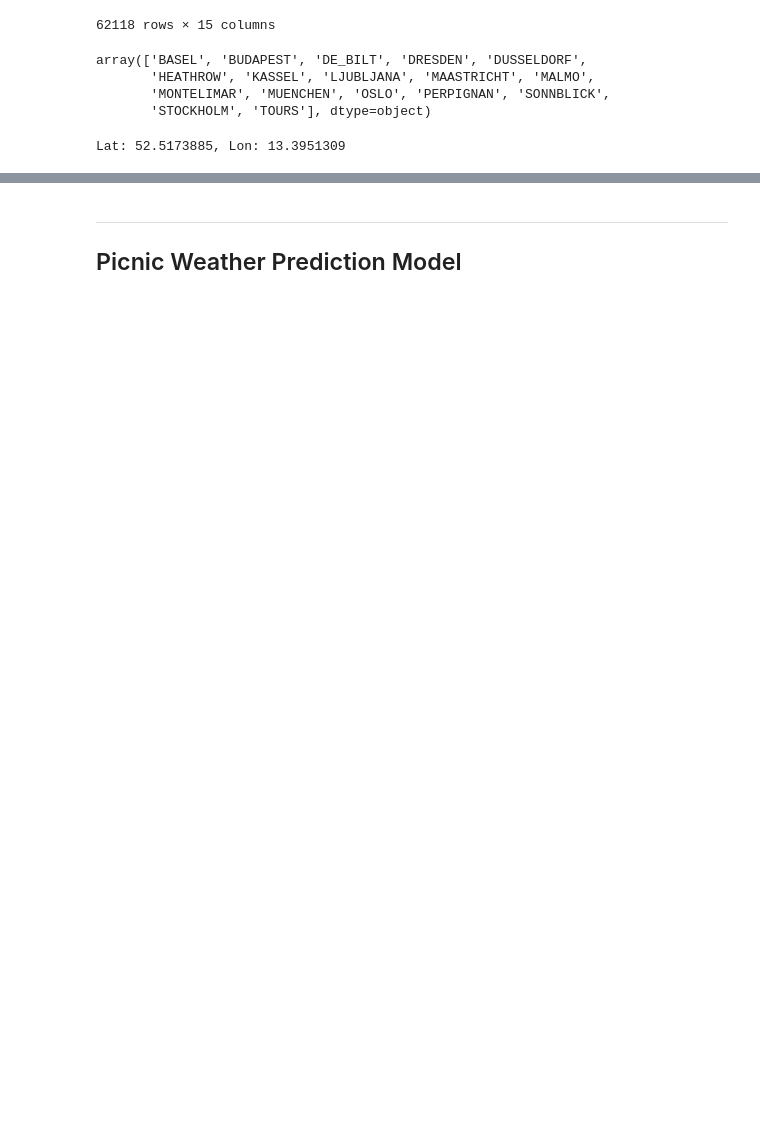
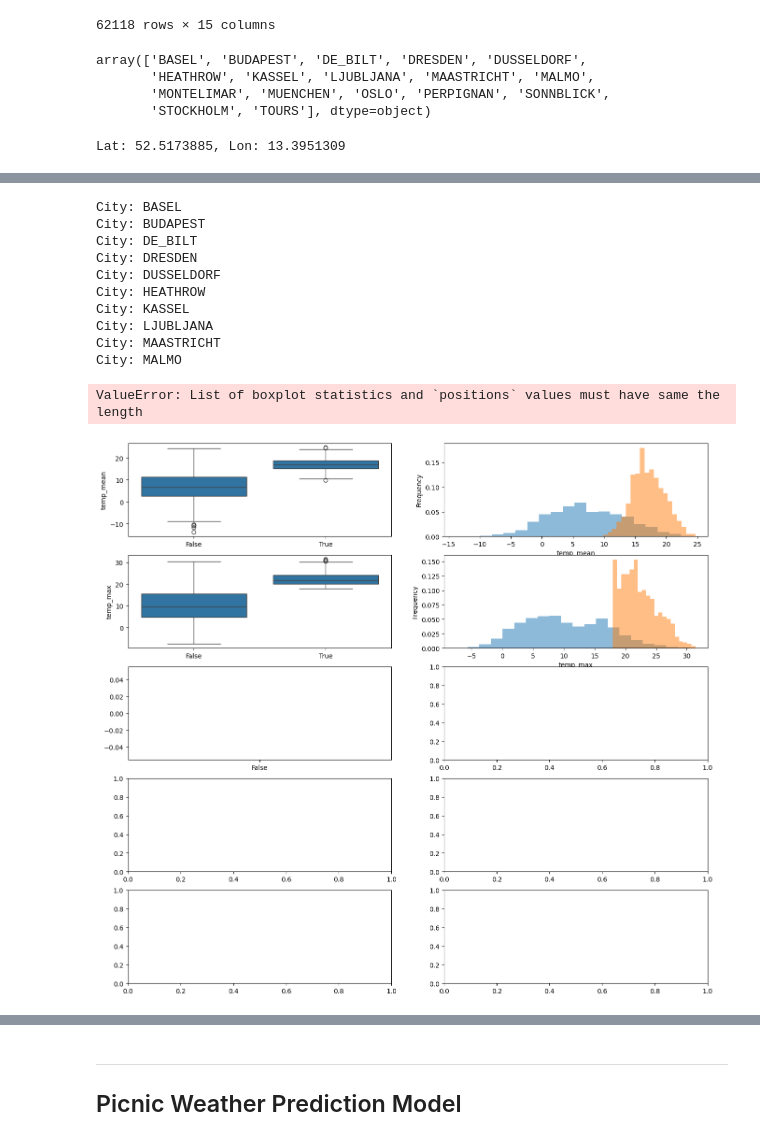
Before and after one commit to Spaeth-26/portfolio, a Jupyter notebook: notebooks/01_exploration_Weather_picnic.ipynb, the cells around one changed output, grey strips where cells are left out. Saved outputs shown, nothing was run; the diff lists cells and outputs as text; code cells hidden in the pictures; blank space fills up the shorter version.

```diff
--- a/notebooks/01_exploration_Weather_picnic.ipynb
+++ b/notebooks/01_exploration_Weather_picnic.ipynb
@@ -470,0 +587,55 @@ weather_FS.head(3)
+# %%
+# from turtle import title
+
+
+def numplot_city(city, data=weather_FS, key='picnic_weather', var_list=['lat', 'lon', 'elevation'], save_plot=False):
+    '''Plot a boxplot, histogram and kernel density estimation (kde) plot, grouped by 'key'
+    ARGS
+        city: City of which data to plot
+        data: DataFrame (default: eda)
+        key: Column to group by (default: 'picnic_weather')
+        var_list: List of columns to include in the plot
+        save_plot: default: False. If True save plot as png, filename = f"numplot_{city}.png"
+    RETURN: None
+    '''
+    df = data[data.city == city]
+    fig, ax = plt.subplots(ncols=2, nrows=len(var_list), figsize=(16,3*len(var_list)))
+    # title = f"Verteilungen der numerischen Features für {city}"
+    # fig.suptitle(title, fontsize=16)
+    for i, var in enumerate(var_list):
+        if df[var].empty:
+            print(f"Warnung: Keine Daten für {var} in {city}. Plot wird übersprungen.")
+            continue
+        sns.boxplot(data=df, y=var, x=key, ax=ax[i, 0])
+        ax[i, 0].set_xlabel(f"")
+        df.groupby(key)[var].plot(kind='hist', bins=20, ax=ax[i, 1], alpha=0.5, density=True) # Der Parameter density=True ist v.a. bei unausgeglichenen Zielvariablen nützlich
+        ax[i, 1].set_xlabel(f"{var}")
+        # df.groupby(key)[var].plot(kind='kde', ax=ax[i, 2])
+    fig.tight_layout
+
+    if save_plot:
+        fig.savefig(f"..\\plots\\numplot_{city}.png")
+        plt.close(fig)
+# %%
+for cit in weather_FS.city.unique():
+    print('City:', cit)
+    numplot_city(cit, var_list=['temp_mean', 'temp_max',
+                                'humidity', 'sunshine', 'precipitation',
+                                ], save_plot=True)
+
+# numplot_city('BASEL', var_list=['temp_mean', 'temp_max', 'temp_min',
+#                                 'humidity', 'sunshine', 'precipitation',
+#                                 'cloud_cover'], save_plot=True)
+# %% [output]
+City: BASEL
+City: BUDAPEST
+City: DE_BILT
+City: DRESDEN
+City: DUSSELDORF
+City: HEATHROW
+City: KASSEL
+City: LJUBLJANA
+City: MAASTRICHT
+City: MALMO
+ValueError: List of boxplot statistics and `positions` values must have same the length
+[figure, added]
```
Also changed, not shown: parts of 37 cells of this notebook, 2 other files.
